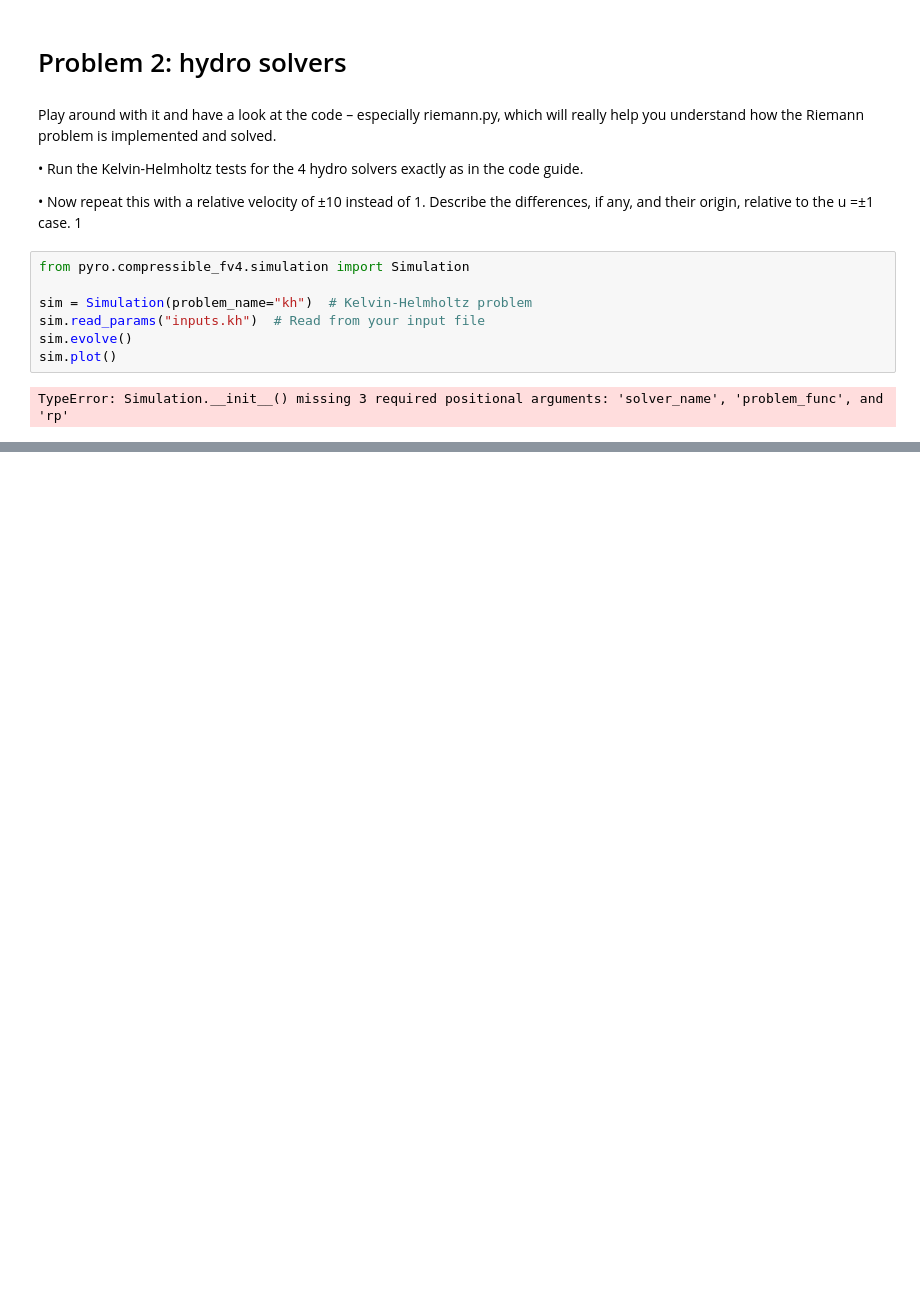
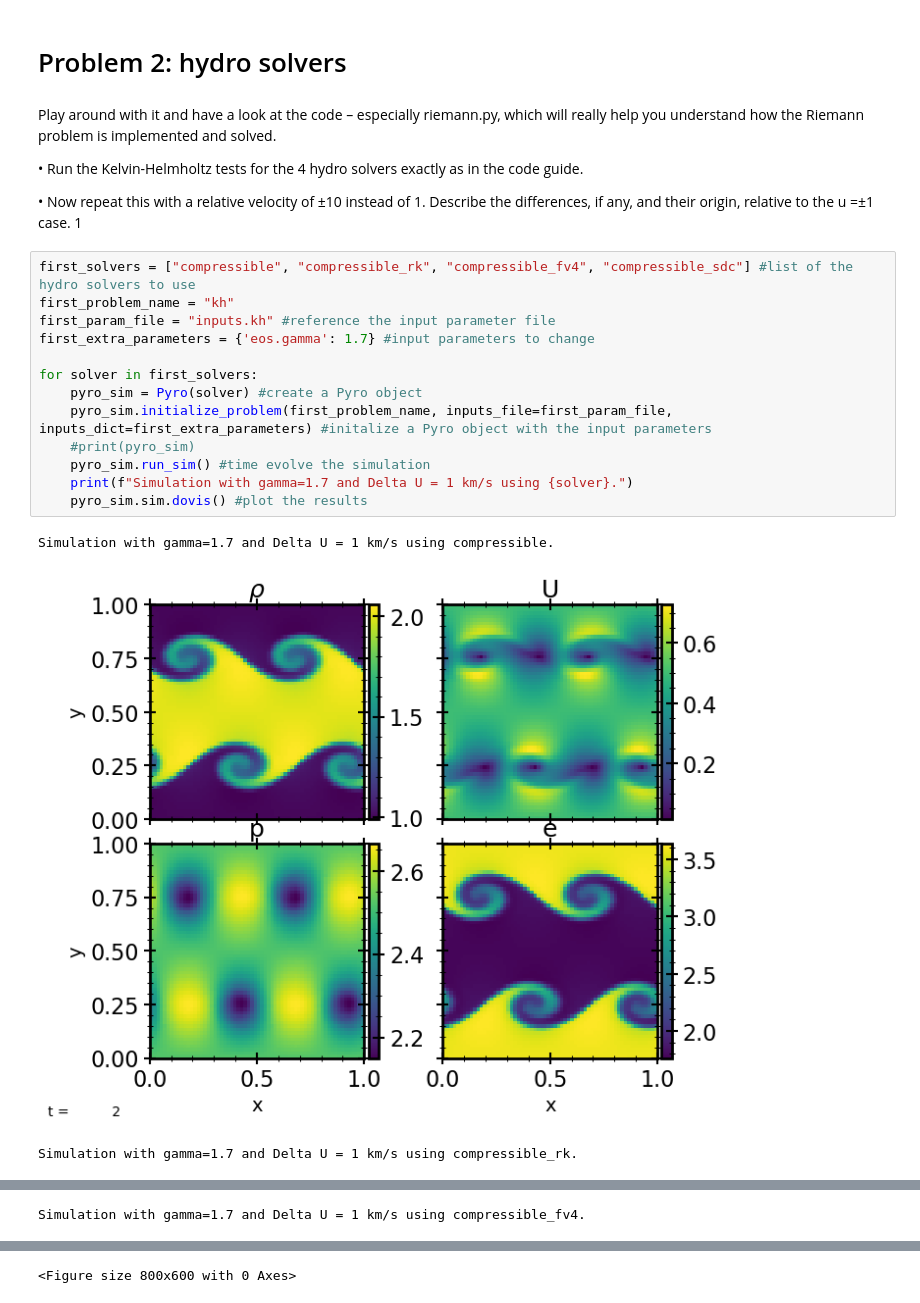
Before and after one commit to carlosajurado/AST384C-Computational-Astrophysics, a Jupyter notebook: HW3.ipynb, the cells around one changed output, grey strips where cells are left out. Drawn from its saved outputs; the diff is of its cells as text; blank space fills up the shorter version.

```diff
--- a/HW3.ipynb
+++ b/HW3.ipynb
@@ -130,12 +125,20 @@ help you understand how the Riemann problem is implemented and solved.
 • Now repeat this with a relative velocity of ±10 instead of 1. Describe the differences, if
 any, and their origin, relative to the u =±1 case.
 1
-# %%
-from pyro.compressible_fv4.simulation import Simulation
-
-sim = Simulation(problem_name="kh")  # Kelvin-Helmholtz problem
-sim.read_params("inputs.kh")  # Read from your input file
-sim.evolve()
-sim.plot()
-# %% [output]
-TypeError: Simulation.__init__() missing 3 required positional arguments: 'solver_name', 'problem_func', and 'rp'
+# %%
+first_solvers = ["compressible", "compressible_rk", "compressible_fv4", "compressible_sdc"] #list of the hydro solvers to use
+first_problem_name = "kh"
+first_param_file = "inputs.kh" #reference the input parameter file
+first_extra_parameters = {'eos.gamma': 1.7} #input parameters to change
+
+for solver in first_solvers:
+    pyro_sim = Pyro(solver) #create a Pyro object
+    pyro_sim.initialize_problem(first_problem_name, inputs_file=first_param_file, inputs_dict=first_extra_parameters) #initalize a Pyro object with the input parameters
+    #print(pyro_sim)
+    pyro_sim.run_sim() #time evolve the simulation
+    print(f"Simulation with gamma=1.7 and Delta U = 1 km/s using {solver}.")
+    pyro_sim.sim.dovis() #plot the results
+# %% [output]
+Simulation with gamma=1.7 and Delta U = 1 km/s using compressible.
+[figure, added]
+Simulation with gamma=1.7 and Delta U = 1 km/s using compressible_rk.
@@ -141,0 +146 @@ TypeError: Simulation.__init__() missing 3 required positional arguments: 'solve
+Simulation with gamma=1.7 and Delta U = 1 km/s using compressible_fv4.
@@ -141,0 +151 @@ TypeError: Simulation.__init__() missing 3 required positional arguments: 'solve
+<Figure size 800x600 with 0 Axes>
```
Also changed, not shown: parts of 5 cells of this notebook, 1 other file.
